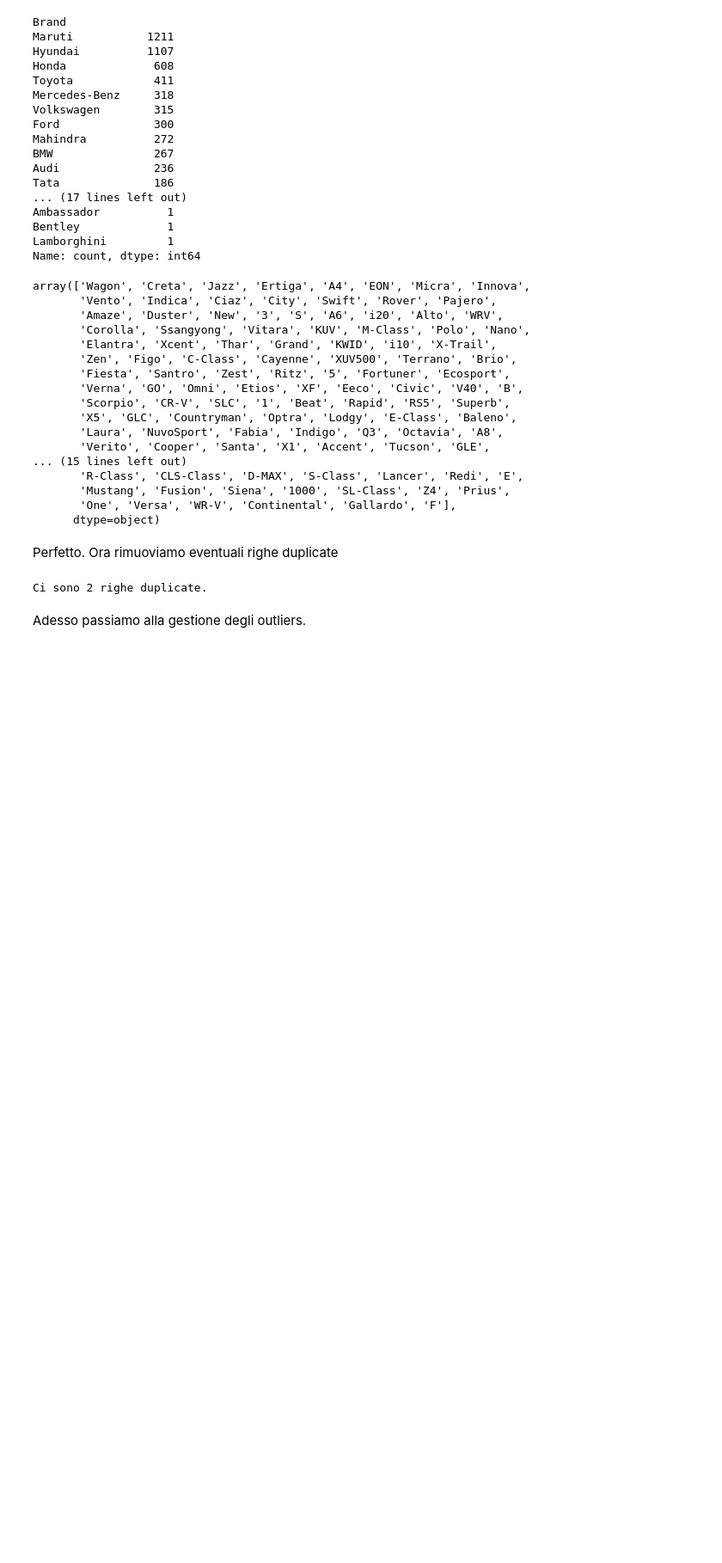
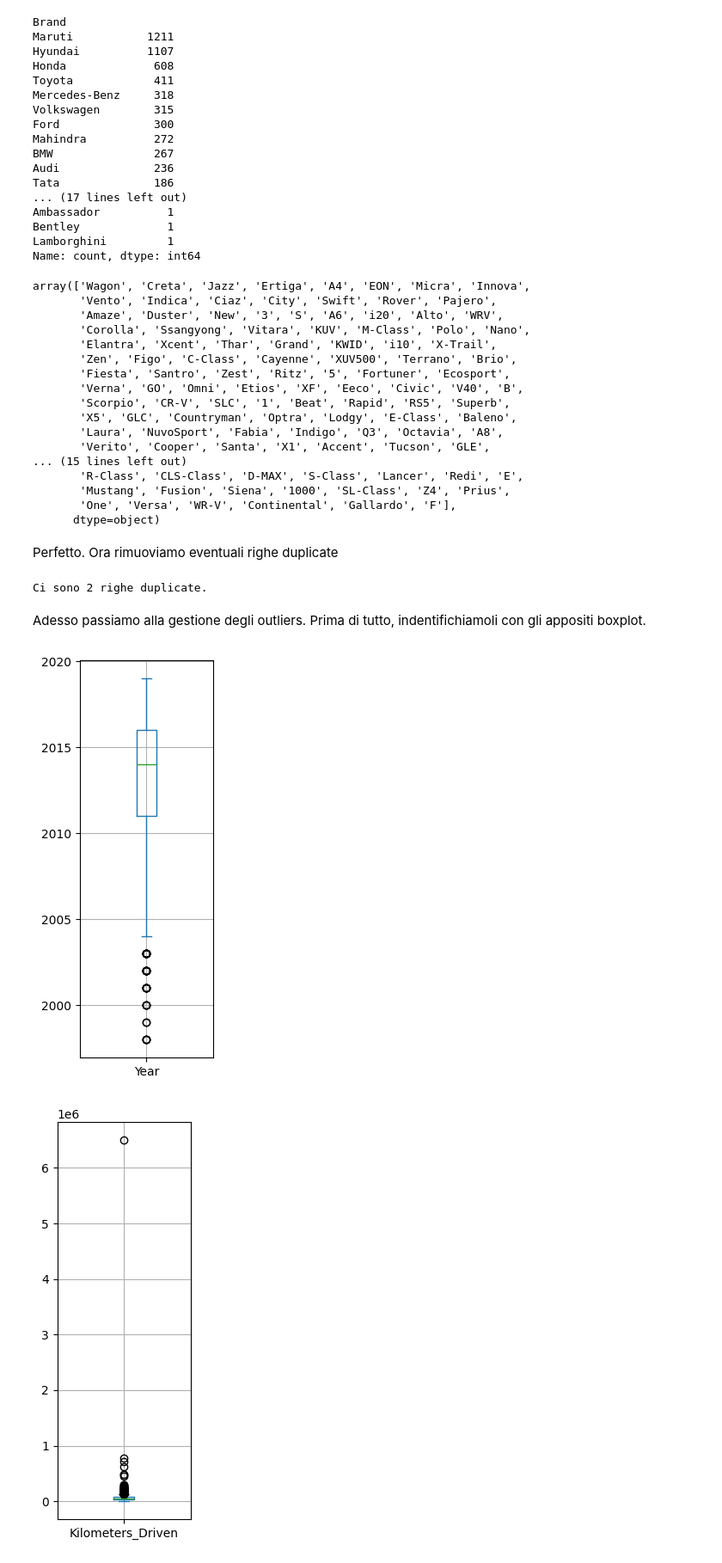
Before and after one commit to fragreco04/progetto-fad-2526, a Jupyter notebook: notebooks/drafts/part-1/edaFil.ipynb, the cells around one changed output. Shown at 86% size. Saved outputs shown, nothing was run; the diff lists cells and outputs as text; code cells hidden in the pictures; blank space fills up the shorter version.

```diff
--- a/notebooks/drafts/part-1/edaFil.ipynb
+++ b/notebooks/drafts/part-1/edaFil.ipynb
@@ -389,4 +391,12 @@ Ci sono 2 righe duplicate.
 # %%
 df.drop_duplicates(inplace=True)
 # %% [markdown]
-Adesso passiamo alla gestione degli outliers.
+Adesso passiamo alla gestione degli outliers. Prima di tutto, indentifichiamoli con gli appositi boxplot.
+# %%
+for x in ['Year', 'Kilometers_Driven', 'Mileage', 'Engine', 'Power', 'Seats', 'Price']:
+    df[x].plot.box(figsize=(2,6))
+    plt.grid()
+    plt.show()
+# %% [output]
+[figure, added]
+[figure, added]
```
Also changed, not shown: parts of 25 cells of this notebook, 3 other files.
